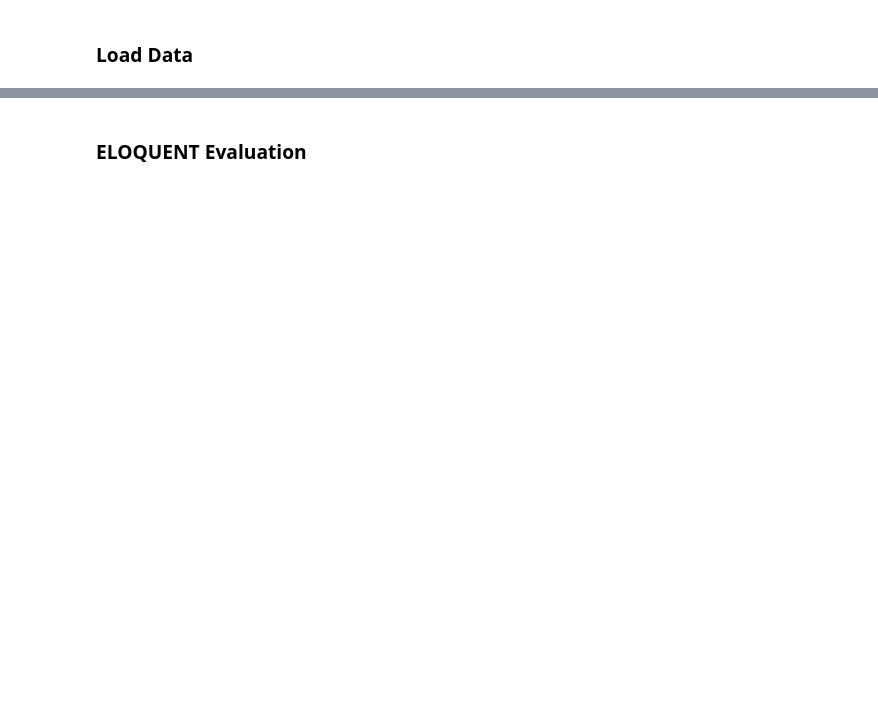
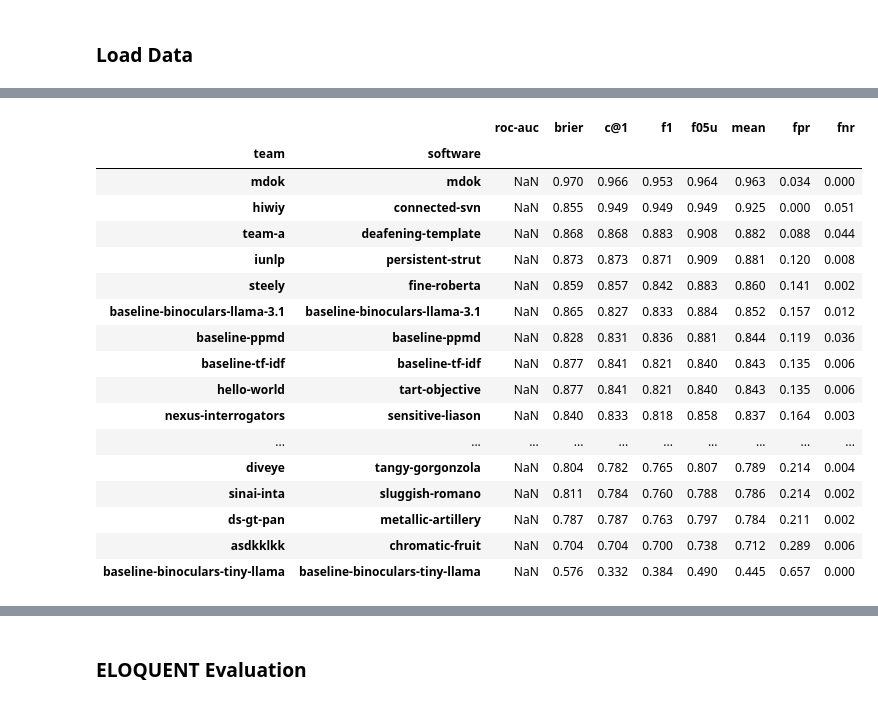
Before and after one commit to pan-webis-de/pan25-generative-ai-authorship-verification, a Jupyter notebook: notebooks/task_eval.ipynb, the cells around one changed output, grey strips where cells are left out. Drawn from its saved outputs; the diff is of its cells as text; code cells hidden in the pictures; blank space fills up the shorter version.

```diff
--- a/notebooks/task_eval.ipynb
+++ b/notebooks/task_eval.ipynb
@@ -155,0 +186,22 @@ pan_leaderboard_all
+# %%
+pan_leaderboard_model = df_run_eval.query('eval_field == "model"').groupby(['team', 'software']).mean(numeric_only=True).sort_values(['mean'], ascending=False)
+pan_leaderboard_model.round(3)
+# %% [output]
+|  |  | roc-auc | brier | c@1 | f1 | f05u | mean | fpr | fnr |
+| team | software |  |  |  |  |  |  |  |  |
+| mdok | mdok | NaN | 0.970 | 0.966 | 0.953 | 0.964 | 0.963 | 0.034 | 0.000 |
+| hiwiy | connected-svn | NaN | 0.855 | 0.949 | 0.949 | 0.949 | 0.925 | 0.000 | 0.051 |
+| team-a | deafening-template | NaN | 0.868 | 0.868 | 0.883 | 0.908 | 0.882 | 0.088 | 0.044 |
+| iunlp | persistent-strut | NaN | 0.873 | 0.873 | 0.871 | 0.909 | 0.881 | 0.120 | 0.008 |
+| steely | fine-roberta | NaN | 0.859 | 0.857 | 0.842 | 0.883 | 0.860 | 0.141 | 0.002 |
+| baseline-binoculars-llama-3.1 | baseline-binoculars-llama-3.1 | NaN | 0.865 | 0.827 | 0.833 | 0.884 | 0.852 | 0.157 | 0.012 |
+| baseline-ppmd | baseline-ppmd | NaN | 0.828 | 0.831 | 0.836 | 0.881 | 0.844 | 0.119 | 0.036 |
+| baseline-tf-idf | baseline-tf-idf | NaN | 0.877 | 0.841 | 0.821 | 0.840 | 0.843 | 0.135 | 0.006 |
+| hello-world | tart-objective | NaN | 0.877 | 0.841 | 0.821 | 0.840 | 0.843 | 0.135 | 0.006 |
+| nexus-interrogators | sensitive-liason | NaN | 0.840 | 0.833 | 0.818 | 0.858 | 0.837 | 0.164 | 0.003 |
+| ... | ... | ... | ... | ... | ... | ... | ... | ... | ... |
+| diveye | tangy-gorgonzola | NaN | 0.804 | 0.782 | 0.765 | 0.807 | 0.789 | 0.214 | 0.004 |
+| sinai-inta | sluggish-romano | NaN | 0.811 | 0.784 | 0.760 | 0.788 | 0.786 | 0.214 | 0.002 |
+| ds-gt-pan | metallic-artillery | NaN | 0.787 | 0.787 | 0.763 | 0.797 | 0.784 | 0.211 | 0.002 |
+| asdkklkk | chromatic-fruit | NaN | 0.704 | 0.704 | 0.700 | 0.738 | 0.712 | 0.289 | 0.006 |
+| baseline-binoculars-tiny-llama | baseline-binoculars-tiny-llama | NaN | 0.576 | 0.332 | 0.384 | 0.490 | 0.445 | 0.657 | 0.000 |
```
Also changed, not shown: parts of 12 cells of this notebook, 1 other file.
